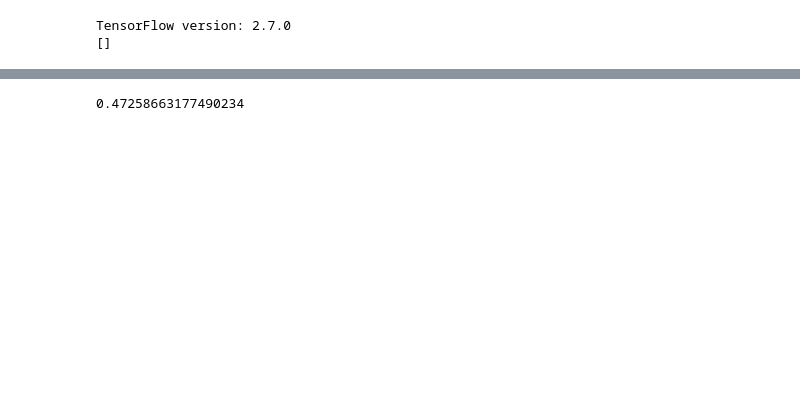
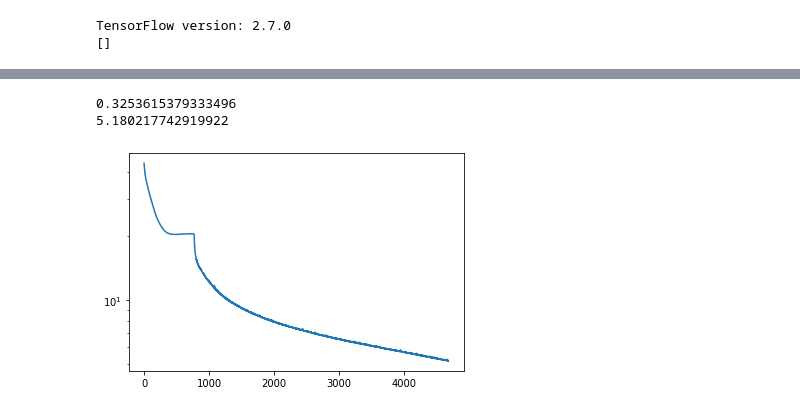
Before and after one commit to apexys/kiel_air_quality_tensorflow, a Jupyter notebook: models/dense/TimeflagsOptuna.ipynb, the cells around one changed output, grey strips where cells are left out. Drawn from its saved outputs; the diff is of its cells as text; code cells hidden in the pictures; blank space fills up the shorter version.

```diff
--- a/models/dense/TimeflagsOptuna.ipynb
+++ b/models/dense/TimeflagsOptuna.ipynb
@@ -16,16 +16,21 @@ print(tf.config.list_physical_devices('GPU'))
 TensorFlow version: 2.7.0
 []
 # %%
-dataset = pd.read_csv("./../../datasets/All.csv")
+dataset = pd.read_csv("./../../datasets/all.csv")
 
 # shuffle rows
 dataset = dataset.sample(frac=1).reset_index(drop=True)
 
 # IMPOR
 X = pd.DataFrame()
-for col in ["Hour", "Monday", "Tuesday", "Wednesday", "Thursday", "Friday", "Saturday", "Sunday", "SchoolHoliday", "Janurary", "February", "March", "April", "May", "June", "July", "August", "September", "October", "November", "December"]:
+for col in ["Monday", "Tuesday", "Wednesday", "Thursday", "Friday", "Saturday", "Sunday", "SchoolHoliday", "January", "February", "March", "April", "May", "June", "July", "August", "September", "October", "November", "December", "Cars-Total", "diesel", "wind_meters_per_second", "rain_millimeters", "Number of vessels", "DaySin", "DayCos", "WeekSin", "WeekCos", "MonthSin", "MonthCos", "YearSin", "YearCos"]:
     X[col] = dataset[col].astype(float)
-X_hash = pd.util.hash_pandas_object(X, index=False)
+    X_hash = pd.util.hash_pandas_object(X, index=False)
+
+X["Cars-Total"] = X["Cars-Total"] / 1000
+X["diesel"] = X["diesel"] / 1
+X["wind_meters_per_second"] = X["wind_meters_per_second"] / 10
+
 
 Y = pd.DataFrame()
 for col in ["NO2-ug-per-m3"]:
@@ -33,7 +38,7 @@ for col in ["NO2-ug-per-m3"]:
 
 
 # split into train and test
-train_quota = 0.8
+train_quota = 0.7
 X_train = X[:int(len(X) * train_quota)]
 X_test = X[int(len(X) * train_quota):]
 Y_train = Y[:int(len(Y) * train_quota)]
@@ -172,5 +174,5 @@ KeyboardInterrupt:
 # %%
-# Make a model from the best trial and train it longer#
+# Make a model from the best trial and train it longer
 
 def get_model(trial_row):
     model = tf.keras.Sequential()
@@ -182,13 +184,14 @@ def get_model(trial_row):
 
     model.compile(
         optimizer=Adam(learning_rate=trial_row['params_learning_rate']),
-        loss='mse')
+        loss='mse',
+        metrics=['mean_absolute_error'])
 
     return model
 
 trial_row = study.trials_dataframe().loc[study.best_trial.number]
 model = get_model(trial_row)
-model.fit(
+history = model.fit(
         X_train.to_numpy(),
         Y_train.to_numpy(),
         batch_size=trial_row['params_batch_size'],
@@ -196,7 +199,16 @@ model.fit(
         validation_split=0.0,
         verbose=0
     )
-
-print(std(model))
-# %% [output]
-0.47258663177490234
+# %%
+print(std(model))
+print(history.history['mean_absolute_error'][-1])
+
+# plot los
+fig = plt.figure()
+ax = fig.add_subplot(1, 1, 1)
+ax.plot(history.history['mean_absolute_error'])
+ax.set_yscale('log');
+# %% [output]
+0.3253615379333496
+5.180217742919922
+[figure, added]
```
Also changed, not shown: parts of 8 cells of this notebook, 1 other file.
